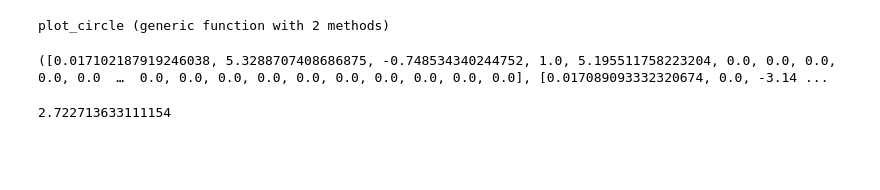
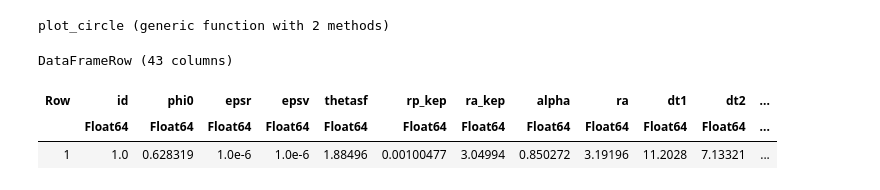
Before and after one commit to Yuricst/SailorMoon.jl, a Jupyter notebook: tests_yuji/dev-multiple-shooting-test-you.ipynb, the cells around one changed output. Saved outputs shown, nothing was run; the diff lists cells and outputs as text; code cells hidden in the pictures; blank space fills up the shorter version.

```diff
--- a/tests_yuji/dev-multiple-shooting-test-you.ipynb
+++ b/tests_yuji/dev-multiple-shooting-test-you.ipynb
@@ -44,31 +46,32 @@ moon_soi_outer = plot_circle(1-param3b.mu2+66000/param3b.lstar, param3b.as, 0.0)
 # %%
 ### PARAMETERS ###################################
 # csv file to load the initial solution
-filename = "grid_search.csv"
+filename = "../run/grid_search_Tsit5_0323_EMrotThrust.csv"
 # dv_dir function corresponding to the csv file
-dir_func = SailorMoon.dv_no_thrust
+dir_func = SailorMoon.dv_EMrotdir_sb1frame
 
 # 3body parameter
 param3b = SailorMoon.dynamics_parameters()
 
 n_arc = 5
 ##################################################
 
 if dir_func == SailorMoon.dv_no_thrust
     τ_ig = 0.0
 else
     τ_ig = 1.0
 end
 
 # load initial guess
 df = DataFrame(CSV.File(filename))
 
 # maybe want to use "for row in eachrow(df)" to automate the process...?
-row = df[10,:]
-
-ig_x, lx, ux = SailorMoon.make_ig_bounds(row, τ_ig, n_arc)
+row = df[1,:]
 # %% [output]
-([0.017102187919246038, 5.3288707408686875, -0.748534340244752, 1.0, 5.195511758223204, 0.0, 0.0, 0.0, 0.0, 0.0  …  0.0, 0.0, 0.0, 0.0, 0.0, 0.0, 0.0, 0.0, 0.0, 0.0], [0.017089093332320674, 0.0, -3.14 ...
+DataFrameRow (43 columns)
+| Row | id | phi0 | epsr | epsv | thetasf | rp_kep | ra_kep | alpha | ra | dt1 | dt2 | ... |
+|  | Float64 | Float64 | Float64 | Float64 | Float64 | Float64 | Float64 | Float64 | Float64 | Float64 | Float64 | ... |
+| 1 | 1.0 | 0.628319 | 1.0e-6 | 1.0e-6 | 1.88496 | 0.00100477 | 3.04994 | 0.850272 | 3.19196 | 11.2028 | 7.13321 | ... |
 # %%
 sv_mid_cart = [row.x_ra, row.y_ra, row.z_ra, row.xdot_ra, row.ydot_ra, row.zdot_ra]
 # change the coordinates into cylindrical (only position)
@@ -82,7 +85,16 @@ ra = row.ra_kep
 α = row.alpha
 m_rp = row.m_rp
 
-θsf = row.thetaf
+θsf = row.thetasf
 ϕ0  = row.phi0
+
+x_lpo  = row.x_lpo
+y_lpo  = row.y_lpo
+z_lpo  = row.z_lpo
+vx_lpo = row.xdot_lpo
+vy_lpo = row.ydot_lpo
+vz_lpo = row.zdot_lpo
+
+pcart = plot(
+    size=(700,500), frame_style=:box, aspect_ratio=:equal, grid=0.4, legend=false
+);
-# %% [output]
-2.722713633111154
```
Also changed, not shown: parts of 15 cells of this notebook, 8 other files.
